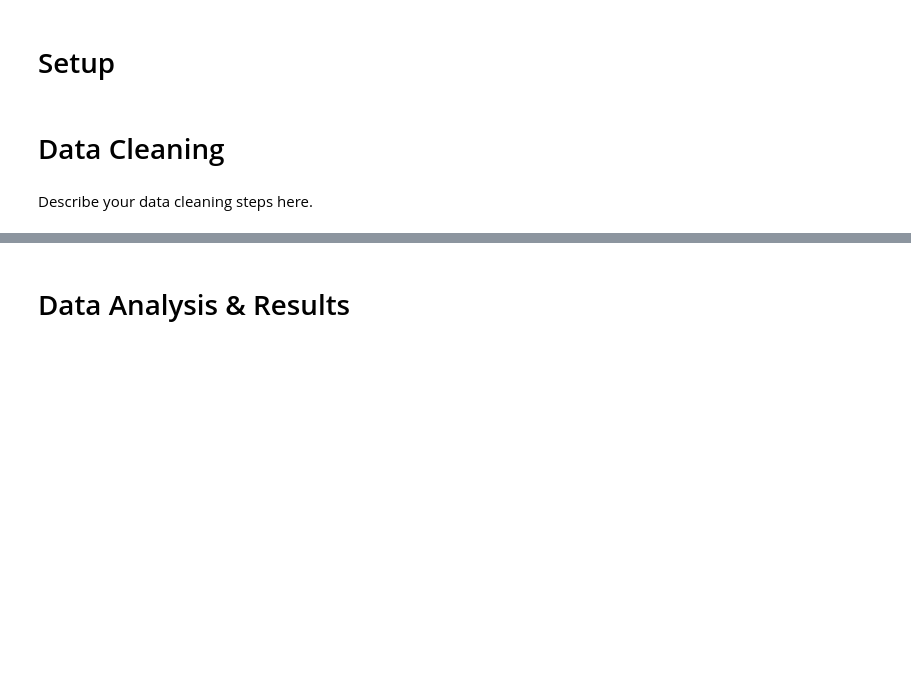
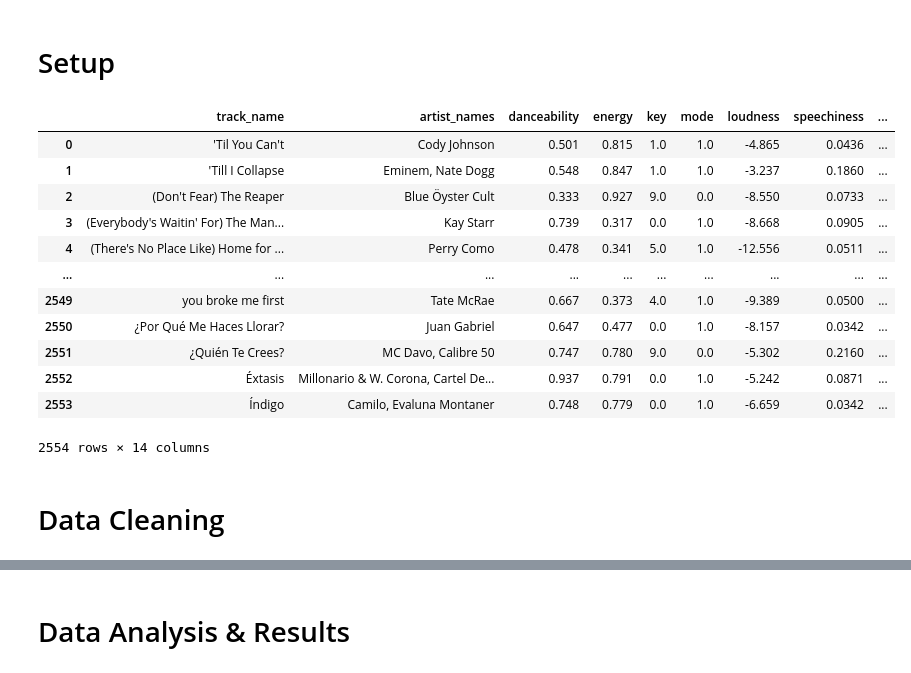
Before and after one commit to natdosan/Spotify-Unsupervised-Learning, a Jupyter notebook: src/FinalProjectGroup_Sp23_The_group_chat.ipynb, the cells around one changed output, grey strips where cells are left out. Drawn from its saved outputs; the diff is of its cells as text; code cells hidden in the pictures; blank space fills up the shorter version.

Commit message:
Addition: copy Data Cleaning

```diff
--- a/src/FinalProjectGroup_Sp23_The_group_chat.ipynb
+++ b/src/FinalProjectGroup_Sp23_The_group_chat.ipynb
@@ -58,4 +66,19 @@ If you plan to use multiple datasets, add 1-2 sentences about how you plan to co
+# %%
+charts = pd.read_csv('../data/songs.csv')
+charts
+# %% [output]
+|  | track_name | artist_names | danceability | energy | key | mode | loudness | speechiness | ... |
+| 0 | 'Til You Can't | Cody Johnson | 0.501 | 0.815 | 1.0 | 1.0 | -4.865 | 0.0436 | ... |
+| 1 | 'Till I Collapse | Eminem, Nate Dogg | 0.548 | 0.847 | 1.0 | 1.0 | -3.237 | 0.1860 | ... |
+| 2 | (Don't Fear) The Reaper | Blue Öyster Cult | 0.333 | 0.927 | 9.0 | 0.0 | -8.550 | 0.0733 | ... |
+| 3 | (Everybody's Waitin' For) The Man... | Kay Starr | 0.739 | 0.317 | 0.0 | 1.0 | -8.668 | 0.0905 | ... |
+| 4 | (There's No Place Like) Home for ... | Perry Como | 0.478 | 0.341 | 5.0 | 1.0 | -12.556 | 0.0511 | ... |
+| ... | ... | ... | ... | ... | ... | ... | ... | ... | ... |
+| 2549 | you broke me first | Tate McRae | 0.667 | 0.373 | 4.0 | 1.0 | -9.389 | 0.0500 | ... |
+| 2550 | ¿Por Qué Me Haces Llorar? | Juan Gabriel | 0.647 | 0.477 | 0.0 | 1.0 | -8.157 | 0.0342 | ... |
+| 2551 | ¿Quién Te Crees? | MC Davo, Calibre 50 | 0.747 | 0.780 | 9.0 | 0.0 | -5.302 | 0.2160 | ... |
+| 2552 | Éxtasis | Millonario & W. Corona, Cartel De... | 0.937 | 0.791 | 0.0 | 1.0 | -5.242 | 0.0871 | ... |
+| 2553 | Índigo | Camilo, Evaluna Montaner | 0.748 | 0.779 | 0.0 | 1.0 | -6.659 | 0.0342 | ... |
+2554 rows × 14 columns
 # %% [markdown]
 # Data Cleaning
-# %% [markdown]
-Describe your data cleaning steps here.
```
Also changed, not shown: parts of 9 cells of this notebook.
